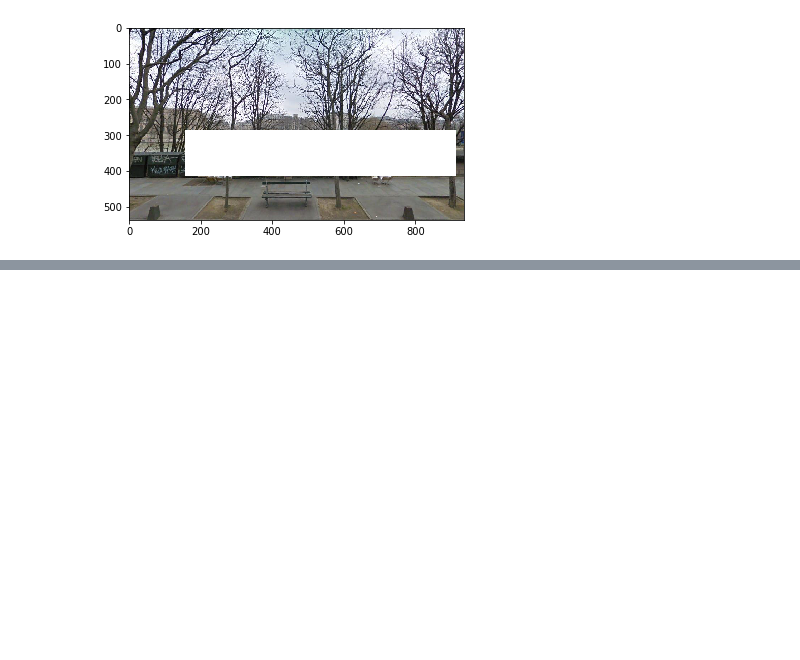
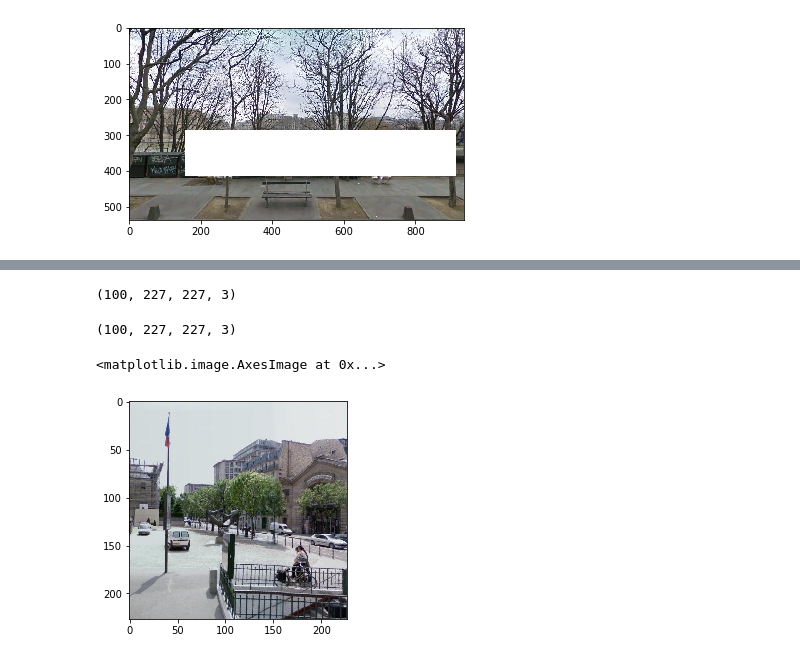
Before and after one commit to a92920/ProjectGAN, a Jupyter notebook: EDA_TRAIN.ipynb, the cells around one changed output, grey strips where cells are left out. Saved outputs shown, nothing was run; the diff lists cells and outputs as text; code cells hidden in the pictures; blank space fills up the shorter version.

```diff
--- a/EDA_TRAIN.ipynb
+++ b/EDA_TRAIN.ipynb
@@ -49,0 +130,31 @@ cover_percentage(images[89])
+# %%
+test_images = []
+for i in test_images_loc:
+    pil_img = Image.open(i).convert('RGB')
+    pil_img = np.array(pil_img)
+    test_images.append(pil_img)
+
+test_images = np.array(test_images)
+test_images.shape
+# %% [output]
+(100, 227, 227, 3)
+# %%
+test_images_corrupt = []
+for i in test_images_corrupt_loc:
+    pil_img = Image.open(i).convert('RGB')
+    pil_img = np.array(pil_img)
+    test_images_corrupt.append(pil_img)
+
+test_images_corrupt = np.array(test_images_corrupt)
+test_images_corrupt.shape
+# %% [output]
+(100, 227, 227, 3)
+# %%
+test = create_data_loader(test_images,test_images_corrupt)
+# %%
+testing_data_loaded = next(iter(test))
+# %%
+plt.imshow(testing_data_loaded["image"][10])
+# %% [output]
+<matplotlib.image.AxesImage at 0x...>
+[figure, added]
```
Also changed, not shown: parts of 13 cells of this notebook.
